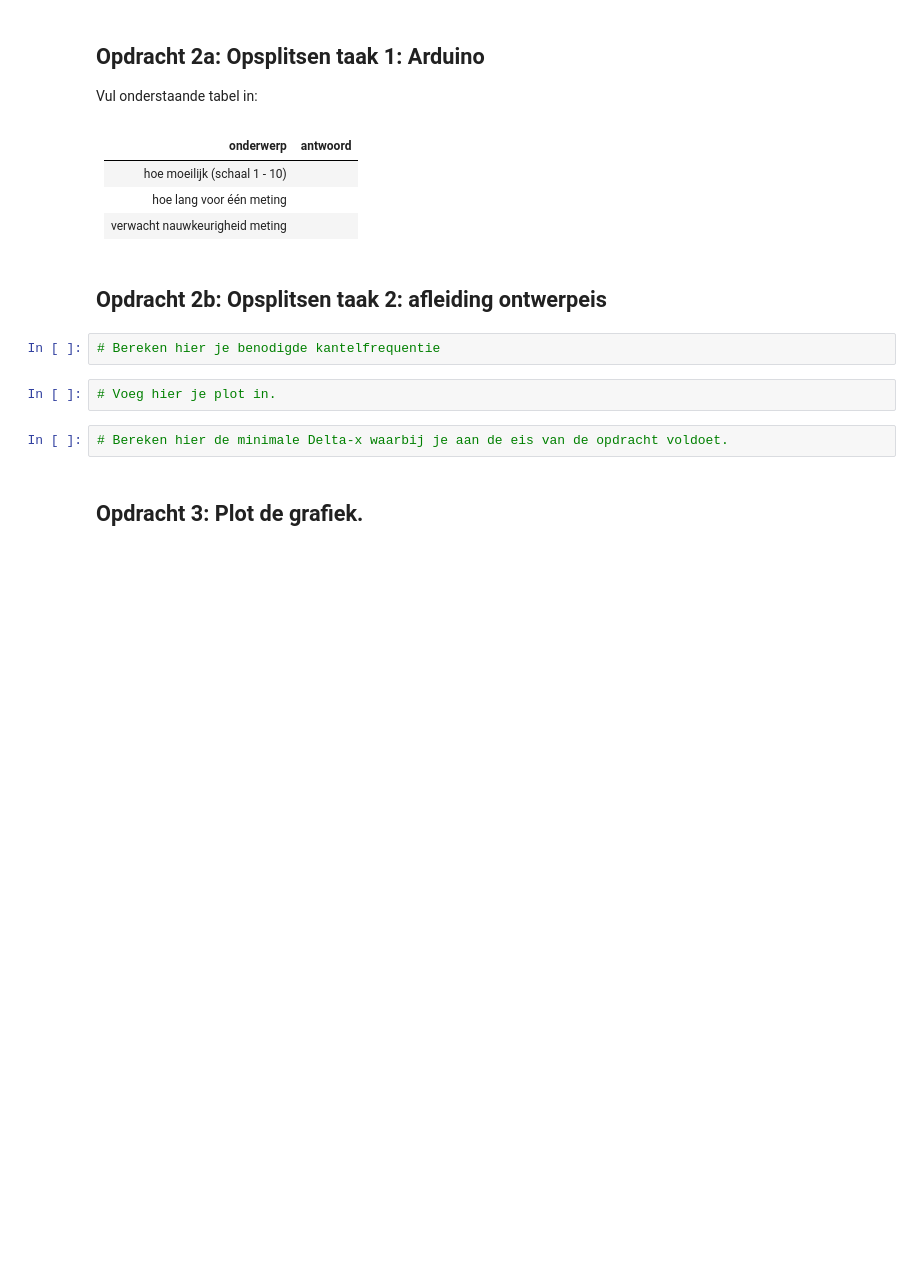
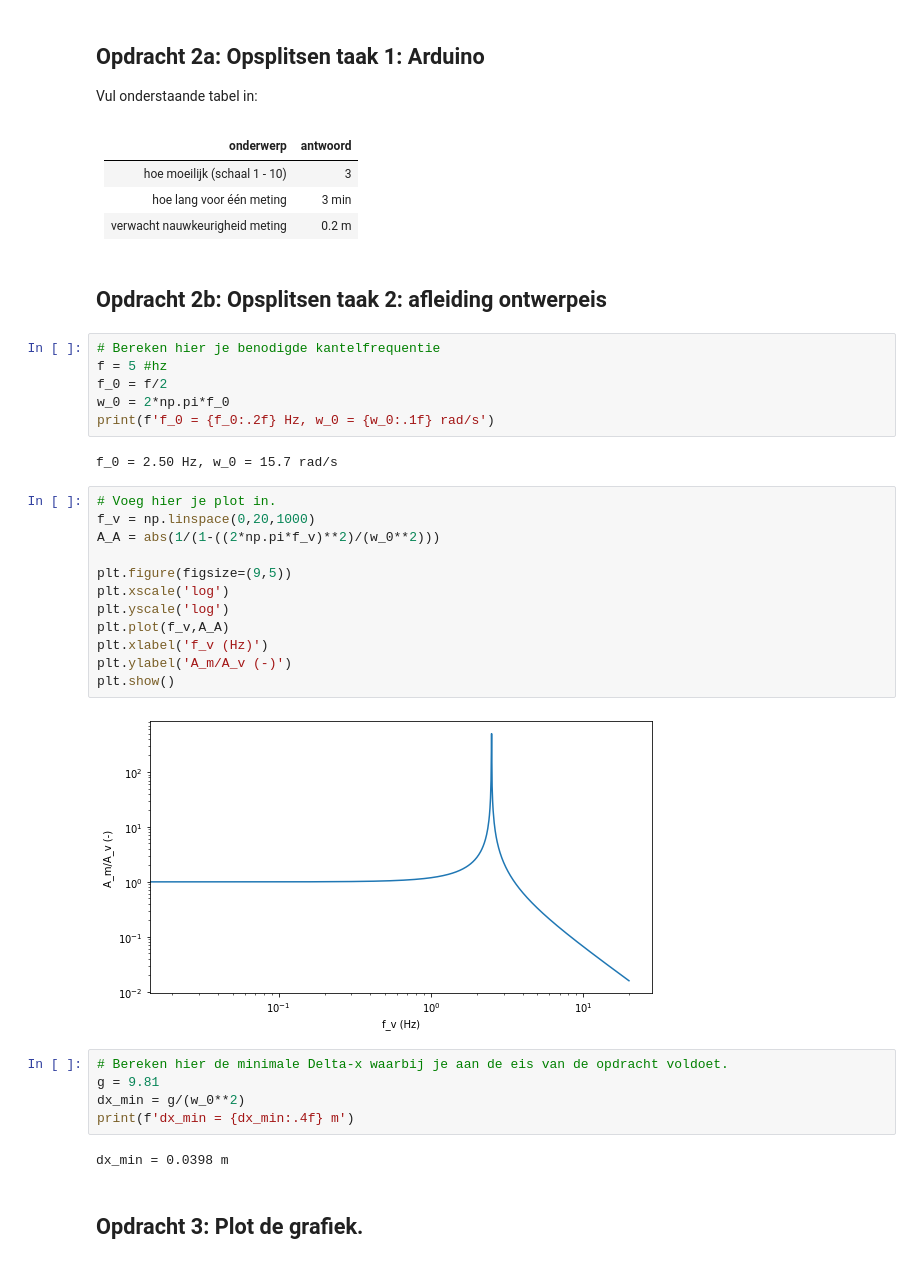
Before and after one commit to oprelo/opdrachten-DEF-D, a Jupyter notebook: FysiekeOntwerpopdrachten/5MaakEenOpstellingTrillingsvrij/Ontwerpopdracht5MaakEenOpstellingTrillingsvrijInvulTemplate.ipynb, the cells around one changed output. Saved outputs shown, nothing was run; the diff lists cells and outputs as text; blank space fills up the shorter version.

Commit message:
figuren

```diff
--- a/FysiekeOntwerpopdrachten/5MaakEenOpstellingTrillingsvrij/Ontwerpopdracht5MaakEenOpstellingTrillingsvrijInvulTemplate.ipynb
+++ b/FysiekeOntwerpopdrachten/5MaakEenOpstellingTrillingsvrij/Ontwerpopdracht5MaakEenOpstellingTrillingsvrijInvulTemplate.ipynb
@@ -41,17 +41,40 @@ Vul onderstaande tabel in:
 # %% [markdown]
 | onderwerp    | antwoord  |
 |---|---|
-| hoe moeilijk (schaal 1 - 10) |  |
-| hoe lang voor één meting |  |
-| verwacht nauwkeurigheid meting |  |
+| hoe moeilijk (schaal 1 - 10) | 3 |
+| hoe lang voor één meting | 3 min |
+| verwacht nauwkeurigheid meting | 0.2 m |
 # %% [markdown]
 ## Opdracht 2b: Opsplitsen taak 2: afleiding ontwerpeis
 # %%
 # Bereken hier je benodigde kantelfrequentie
+f = 5 #hz
+f_0 = f/2
+w_0 = 2*np.pi*f_0
+print(f'f_0 = {f_0:.2f} Hz, w_0 = {w_0:.1f} rad/s')
+# %% [output]
+f_0 = 2.50 Hz, w_0 = 15.7 rad/s
 # %%
 # Voeg hier je plot in.
+f_v = np.linspace(0,20,1000)
+A_A = abs(1/(1-((2*np.pi*f_v)**2)/(w_0**2)))
+
+plt.figure(figsize=(9,5))
+plt.xscale('log')
+plt.yscale('log')
+plt.plot(f_v,A_A)
+plt.xlabel('f_v (Hz)')
+plt.ylabel('A_m/A_v (-)')
+plt.show()
+# %% [output]
+[figure, added]
 # %%
 # Bereken hier de minimale Delta-x waarbij je aan de eis van de opdracht voldoet.
+g = 9.81
+dx_min = g/(w_0**2)
+print(f'dx_min = {dx_min:.4f} m')
+# %% [output]
+dx_min = 0.0398 m
 # %% [markdown]
 ## Opdracht 3: Plot de grafiek.
 # %%
```
Also changed, not shown: parts of 7 cells of this notebook, 3 other files.
